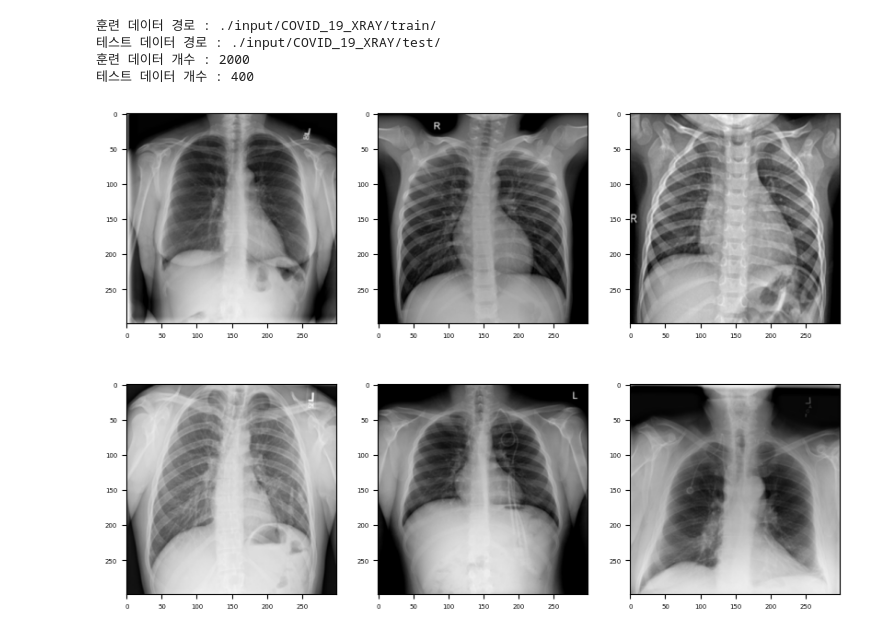
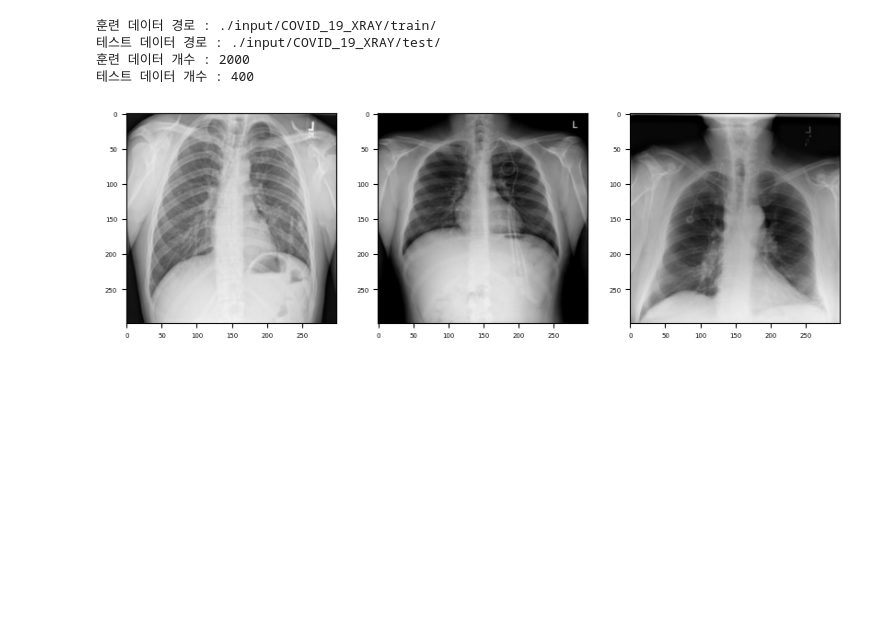
Before and after one commit to aza1200/Kaggle, a Jupyter notebook: KDT_AI_1/3_analysis.ipynb, the cells around one changed output. Drawn from its saved outputs; the diff is of its cells as text; code cells hidden in the pictures; blank space fills up the shorter version.

```diff
--- a/KDT_AI_1/3_analysis.ipynb
+++ b/KDT_AI_1/3_analysis.ipynb
@@ -31,7 +31,7 @@ import matplotlib.pyplot as plt
 import matplotlib.gridspec as gridspec
 import cv2
 
-def show_image(img_paths, rows=2, cols=3):
+def show_image(img_paths, rows=1, cols=3):
     assert len(img_paths) <= rows*cols # 이미지가 행/열 갯수보다 많으면 오류 발생
 
     mpl.rc('font', size=5)
@@ -46,14 +46,14 @@ def show_image(img_paths, rows=2, cols=3):
 # %%
 # 정상 엑스선 이미지 경로
 # 코로나 엑스선 이미지 경로
 # 모아서 저장
-last_six_files = os.listdir(train_path+"normal")[-6:]
-normal_img_paths = [os.path.join(train_path+"normal", file ) for file in last_six_files]
+last_three_files = os.listdir(train_path+"normal")[-3:]
+normal_img_paths = [os.path.join(train_path+"normal", file ) for file in last_three_files]
 
 # 이미지 출력 (정상 엑스선 이미지 출력 )
 show_image(normal_img_paths)
 # %% [output]
-[figure, old version]
+[figure, new version]
 # %%
 # 정상 엑스선 이미지 경로
 # 코로나 엑스선 이미지 경로
```
Also changed, not shown: parts of 4 cells of this notebook, 5 other files.
